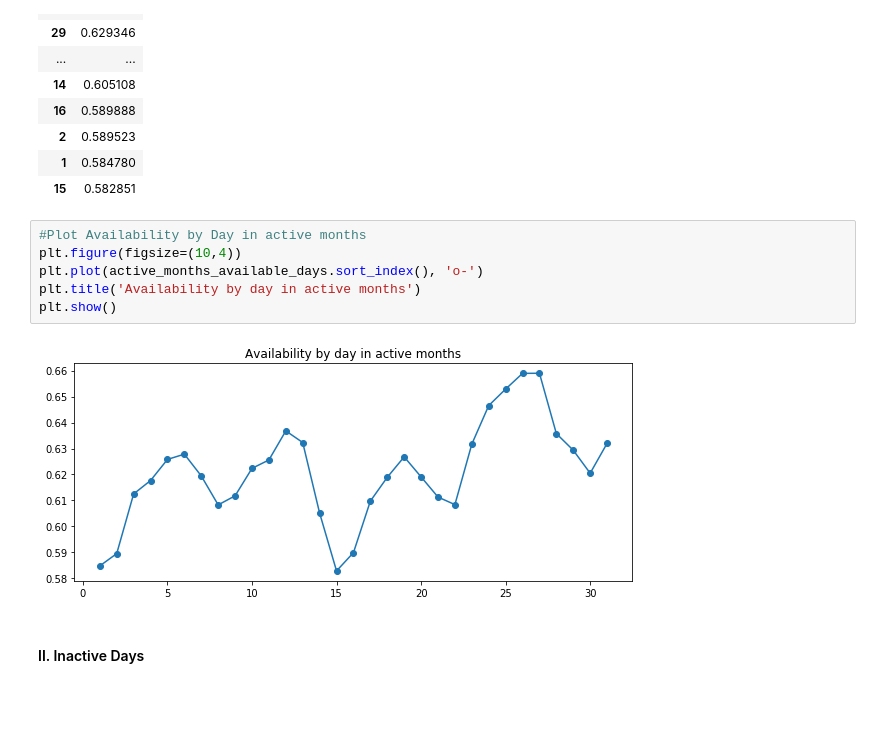
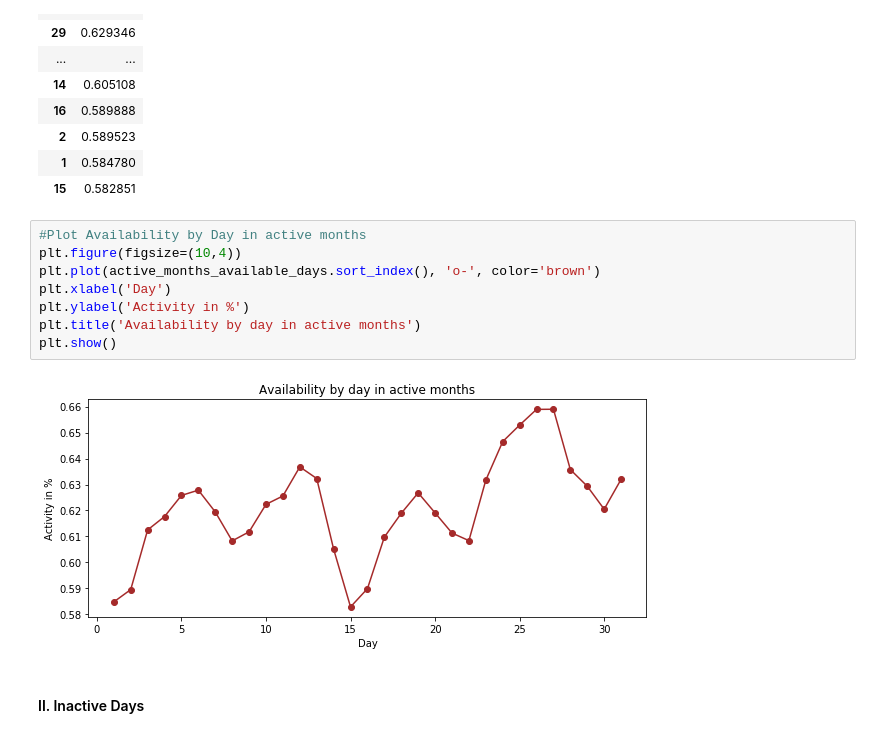
Before and after one commit to DevMahmoud10/Malaga-Airbnb-Data-Analysis, a Jupyter notebook: malaga_airbnb_data_analysis_notebook.ipynb, the cells around one changed output. Saved outputs shown, nothing was run; the diff lists cells and outputs as text; blank space fills up the shorter version.

```diff
--- a/malaga_airbnb_data_analysis_notebook.ipynb
+++ b/malaga_airbnb_data_analysis_notebook.ipynb
@@ -215,11 +217,13 @@ pd.DataFrame(active_months_available_days)
 # %%
 #Plot Availability by Day in active months
 plt.figure(figsize=(10,4))
-plt.plot(active_months_available_days.sort_index(), 'o-')
+plt.plot(active_months_available_days.sort_index(), 'o-', color='brown')
+plt.xlabel('Day')
+plt.ylabel('Activity in %')
 plt.title('Availability by day in active months')
 plt.show()
 # %% [output]
-[figure, old version]
+[figure, new version]
 # %% [markdown]
 #### II. Inactive Days
 # %%
```
Also changed, not shown: parts of 13 cells of this notebook.
